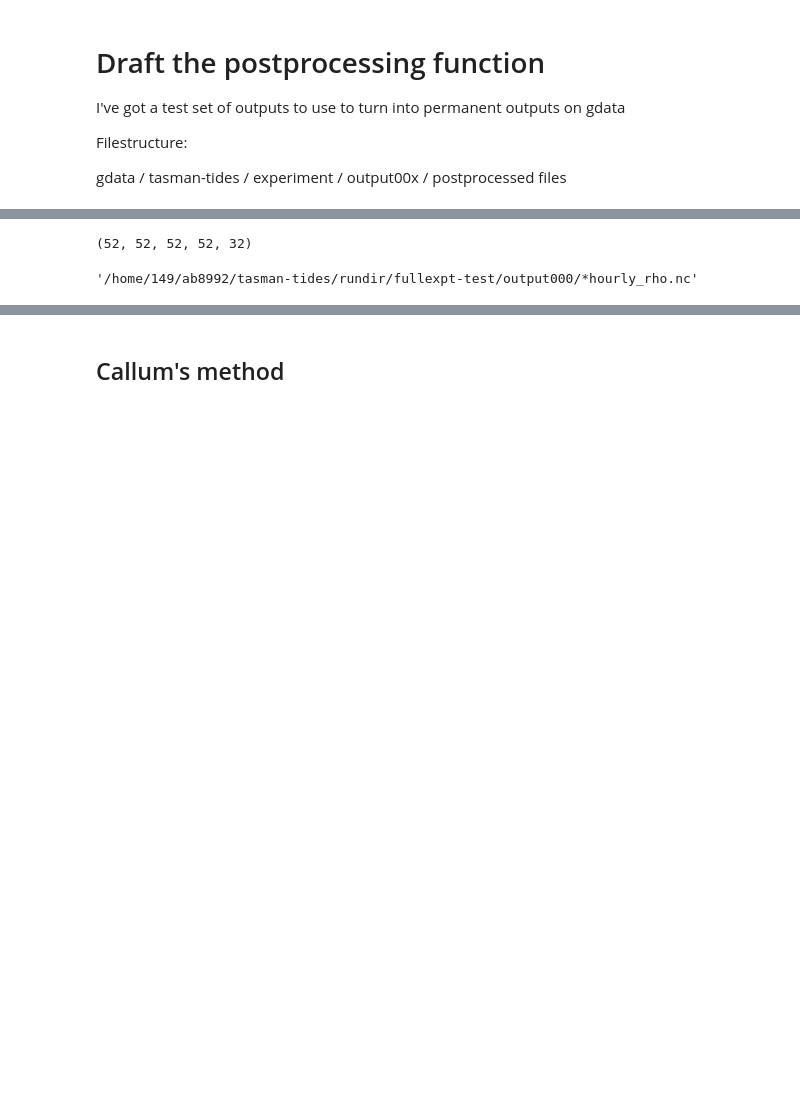
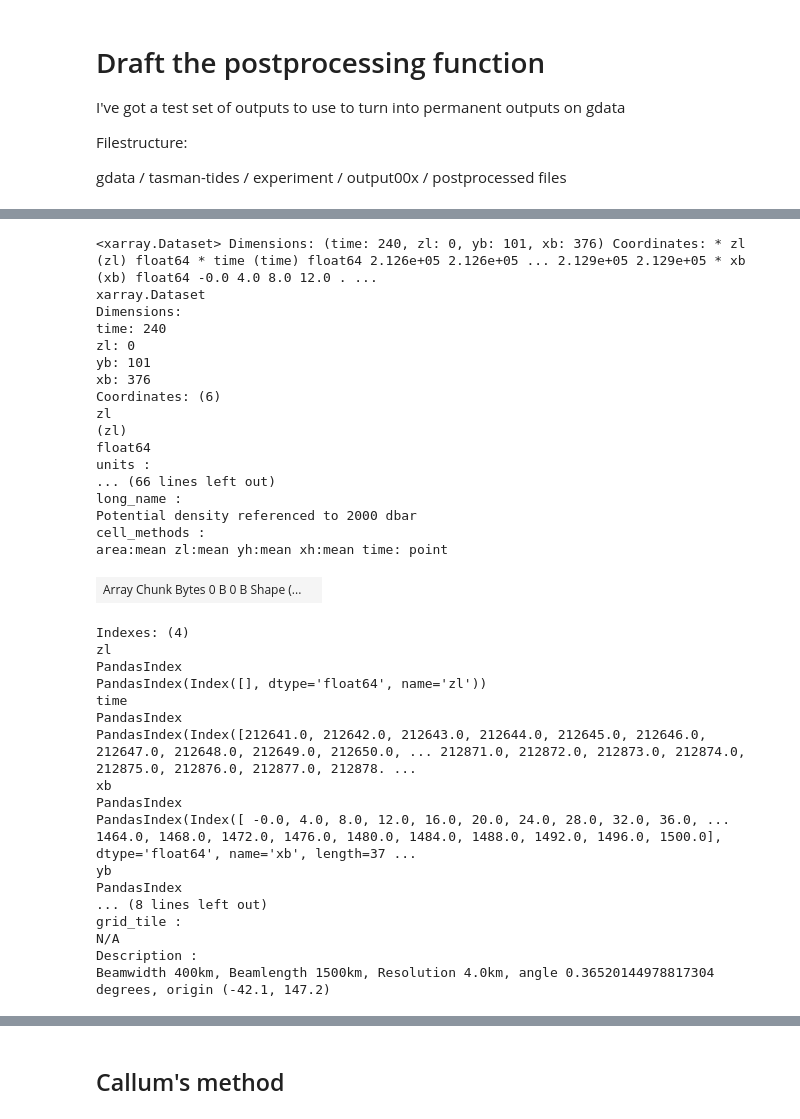
Before and after one commit to ashjbarnes/tasman-tides, a Jupyter notebook: notebooks/analysis/draft-functions.ipynb, the cells around one changed output, grey strips where cells are left out. Cells and saved outputs as stored; diff of their text form; code cells hidden in the pictures; blank space fills up the shorter version.

```diff
--- a/notebooks/analysis/draft-functions.ipynb
+++ b/notebooks/analysis/draft-functions.ipynb
@@ -26,13 +27,17 @@ Filestructure:
 
 gdata / tasman-tides / experiment / output00x / postprocessed files
 # %%
+reload(tt)
 expt = "fullexpt-test"
+
+## Should read last output that exists!
 output = 0
 
 
-mom6out = Path.Path.cwd() / "rundirs" / expt / f"archive/output{output:03d}"
+mom6out = Path.cwd() / "rundirs" / expt / f"archive/output{output:03d}"
 gdataout = Path("/g/data/nm03/ab8992/") / expt / f"output{output:03d}"
-
+if not gdataout.exists():
+    gdataout.mkdir(parents=True)
 
 diags = {
     "hourly_rho":{"x":"xh","y":"yh","z":"zl"},
@@ -43,16 +48,28 @@ diags = {
 
 
 for diag in diags:
+    print(diag)
     ds = xr.open_mfdataset(
         str(mom6out / f"*{diag}.nc"),
-        chunks={"time": 1,diags[diag]["z"]:1},
+        chunks={diags[diag]["z"]: 10,"time":50},
         decode_times=False,
     )
 
     out = tt.beamgrid(ds,xname = diags[diag]["x"],yname = diags[diag]["y"])
 
-    ## Now split the data up into different z and y levels
+    out = out.chunk({"yb": 10}).persist()
+
+    ## Now split the data up into different y levels
+    ## Try split in 4 parts in yh direction
+
+    i = 0
+    while i * 10 < out["yb"].shape[0]:
+        out.isel(
+            {
+                "yb" : slice(i*10,(i+1)*10)
+                }
+                ).to_netcdf(gdataout / f"y{i:02d}_{diag}.nc")
 
 
-    break
+        i += 1
 # %% [output]
@@ -100,8 +77,0 @@ out.rhopot2.isel(i = 50,time = 50).plot()
-# %%
-ds.chunks["time"]
-# %% [output]
-(52, 52, 52, 52, 32)
-# %%
-str(outputdir / f"*{diag}.nc")
-# %% [output]
-'/home/149/ab8992/tasman-tides/rundir/fullexpt-test/output000/*hourly_rho.nc'
@@ -107,0 +80,42 @@ str(outputdir / f"*{diag}.nc")
+# %%
+out.isel(
+            {
+                diags[diag]["z"] : slice(i*10,(i+1)*10)
+                }
+                )
+# %% [output]
+<xarray.Dataset> Dimensions: (time: 240, zl: 0, yb: 101, xb: 376) Coordinates: * zl (zl) float64 * time (time) float64 2.126e+05 2.126e+05 ... 2.129e+05 2.129e+05 * xb (xb) float64 -0.0 4.0 8.0 12.0 . ...
+xarray.Dataset
+Dimensions:
+time: 240
+zl: 0
+yb: 101
+xb: 376
+Coordinates: (6)
+zl
+(zl)
+float64
+units :
+... (66 lines left out)
+long_name :
+Potential density referenced to 2000 dbar
+cell_methods :
+area:mean zl:mean yh:mean xh:mean time: point
+| Array Chunk Bytes 0 B 0 B Shape (... |  |
+Indexes: (4)
+zl
+PandasIndex
+PandasIndex(Index([], dtype='float64', name='zl'))
+time
+PandasIndex
+PandasIndex(Index([212641.0, 212642.0, 212643.0, 212644.0, 212645.0, 212646.0, 212647.0, 212648.0, 212649.0, 212650.0, ... 212871.0, 212872.0, 212873.0, 212874.0, 212875.0, 212876.0, 212877.0, 212878. ...
+xb
+PandasIndex
+PandasIndex(Index([ -0.0, 4.0, 8.0, 12.0, 16.0, 20.0, 24.0, 28.0, 32.0, 36.0, ... 1464.0, 1468.0, 1472.0, 1476.0, 1480.0, 1484.0, 1488.0, 1492.0, 1496.0, 1500.0], dtype='float64', name='xb', length=37 ...
+yb
+PandasIndex
+... (8 lines left out)
+grid_tile :
+N/A
+Description :
+Beamwidth 400km, Beamlength 1500km, Resolution 4.0km, angle 0.36520144978817304 degrees, origin (-42.1, 147.2)
```
Also changed, not shown: parts of 8 cells of this notebook, 1 other file.
